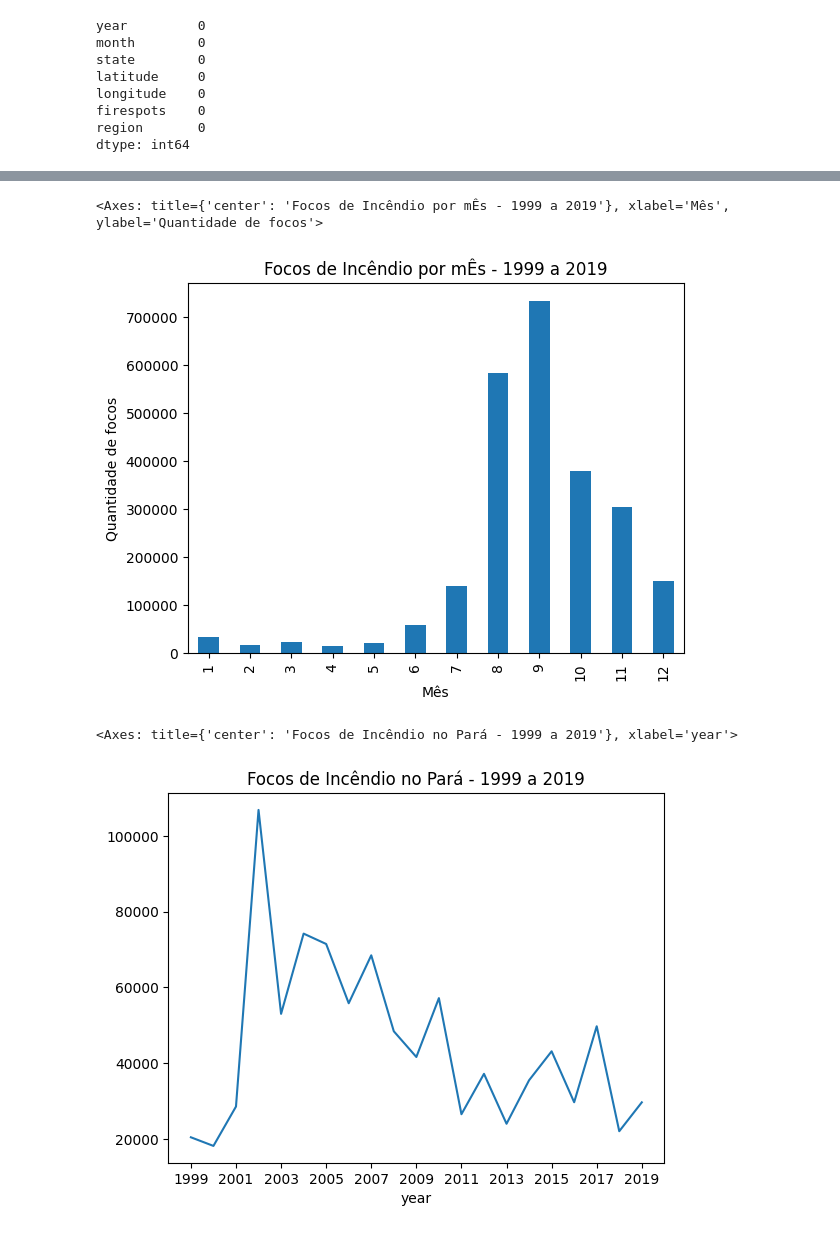
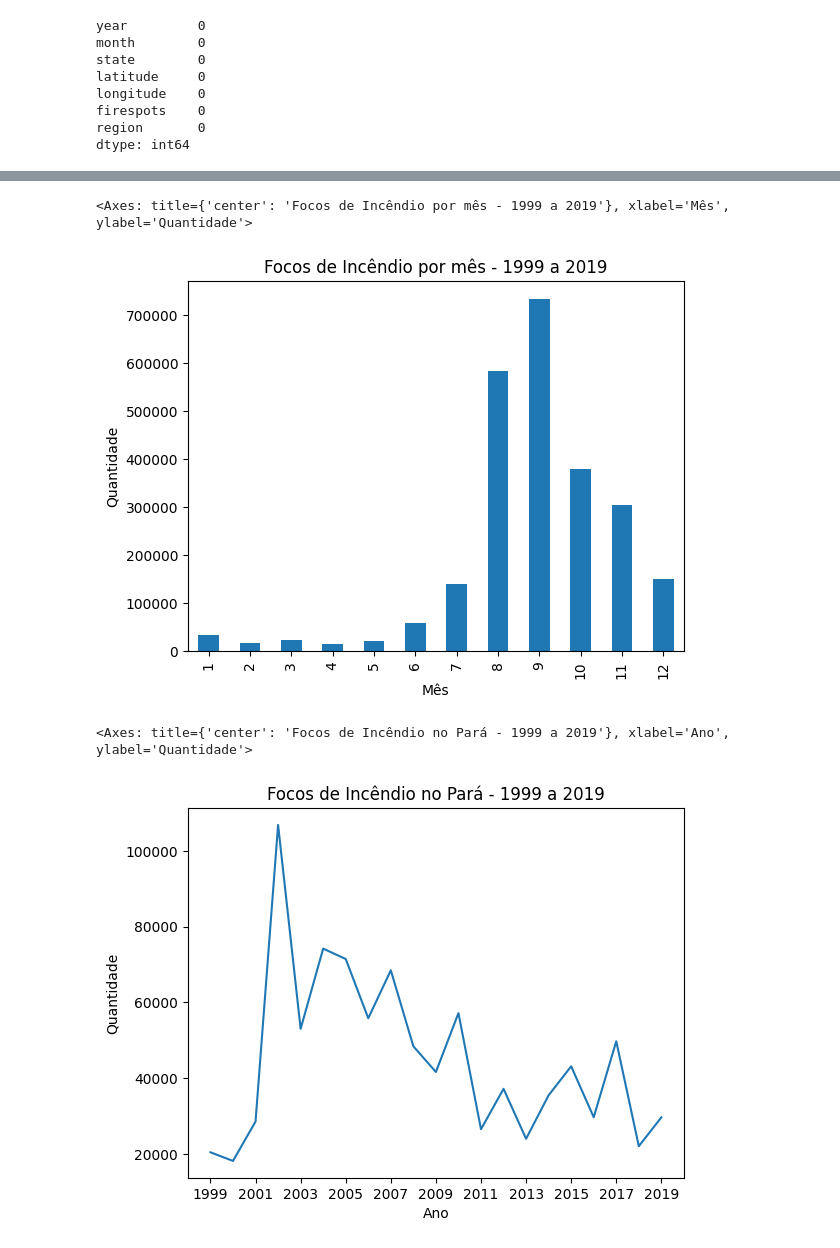
Before and after one commit to MatheusRobles/Projeto_Pandas, a Jupyter notebook: Analise_Exploratoria_Amazonia.ipynb, the cells around one changed output, grey strips where cells are left out. Drawn from its saved outputs; the diff is of its cells as text; code cells hidden in the pictures.

```diff
--- a/Analise_Exploratoria_Amazonia.ipynb
+++ b/Analise_Exploratoria_Amazonia.ipynb
@@ -223,12 +237,13 @@ df2.groupby('year')['firespots'].sum().plot(kind='line',xlabel='Ano',ylabel='Qua
 # %%
-df2.groupby('month')['firespots'].sum().plot(kind='bar',xlabel='Mês',ylabel='Quantidade de focos',title='Focos de Incêndio por mÊs - 1999 a 2019')
+df2.groupby('month')['firespots'].sum().plot(kind='bar',xlabel='Mês',ylabel='Quantidade',title='Focos de Incêndio por mês - 1999 a 2019')
 # %% [output]
-<Axes: title={'center': 'Focos de Incêndio por mÊs - 1999 a 2019'}, xlabel='Mês', ylabel='Quantidade de focos'>
+<Axes: title={'center': 'Focos de Incêndio por mês - 1999 a 2019'}, xlabel='Mês', ylabel='Quantidade'>
-[figure, old version]
+[figure, new version]
 # %%
 firespots_para = df2.loc[df2['state']=='PARA',['year','firespots']]
-firespots_para.groupby('year')['firespots'].sum().plot(kind='line',title='Focos de Incêndio no Pará - 1999 a 2019',xticks=[x for x in range(1999,2020,2)])
+firespots_para.groupby('year')['firespots'].sum().plot(kind='line', xlabel='Ano',ylabel='Quantidade',
+                                                       title='Focos de Incêndio no Pará - 1999 a 2019',xticks=[x for x in range(1999,2020,2)])
 # %% [output]
-<Axes: title={'center': 'Focos de Incêndio no Pará - 1999 a 2019'}, xlabel='year'>
+<Axes: title={'center': 'Focos de Incêndio no Pará - 1999 a 2019'}, xlabel='Ano', ylabel='Quantidade'>
-[figure, old version]
+[figure, new version]
 # %% [markdown]
```
Also changed, not shown: parts of 7 cells of this notebook.
